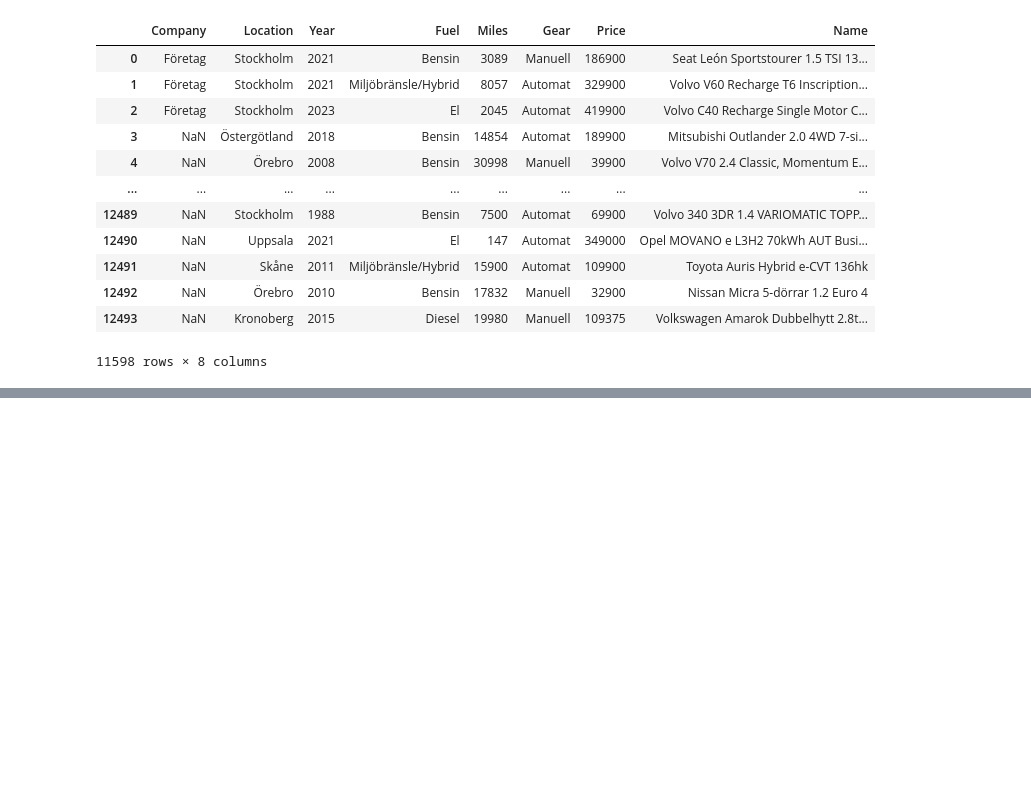
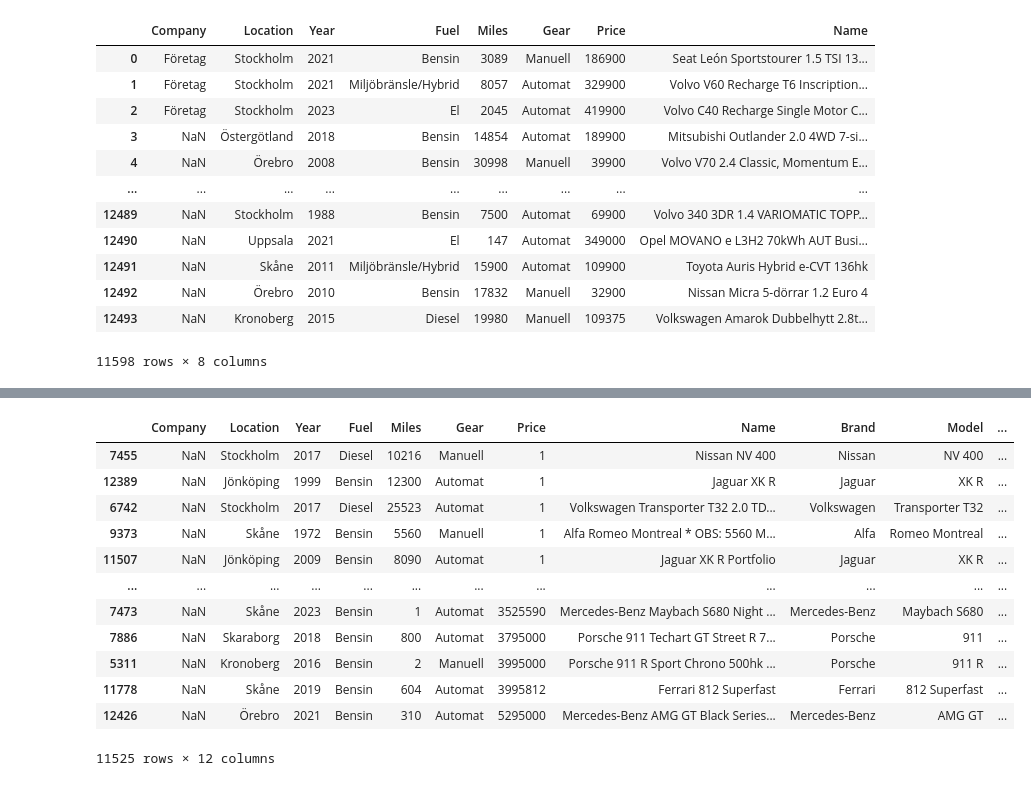
Before and after one commit to SiarheiThor/regression_analysis_r, a Jupyter notebook: notebooks/clean_file.ipynb, the cells around one changed output, grey strips where cells are left out. Cells and saved outputs as stored; diff of their text form; code cells hidden in the pictures; blank space fills up the shorter version.

```diff
--- a/notebooks/clean_file.ipynb
+++ b/notebooks/clean_file.ipynb
@@ -133,0 +125,16 @@ df.replace()
+# %%
+df.sort_values('Price')
+# %% [output]
+|  | Company | Location | Year | Fuel | Miles | Gear | Price | Name | Brand | Model | ... |
+| 7455 | NaN | Stockholm | 2017 | Diesel | 10216 | Manuell | 1 | Nissan NV 400 | Nissan | NV 400 | ... |
+| 12389 | NaN | Jönköping | 1999 | Bensin | 12300 | Automat | 1 | Jaguar XK R | Jaguar | XK R | ... |
+| 6742 | NaN | Stockholm | 2017 | Diesel | 25523 | Automat | 1 | Volkswagen Transporter T32 2.0 TD... | Volkswagen | Transporter T32 | ... |
+| 9373 | NaN | Skåne | 1972 | Bensin | 5560 | Manuell | 1 | Alfa Romeo Montreal * OBS: 5560 M... | Alfa | Romeo Montreal | ... |
+| 11507 | NaN | Jönköping | 2009 | Bensin | 8090 | Automat | 1 | Jaguar XK R Portfolio | Jaguar | XK R | ... |
+| ... | ... | ... | ... | ... | ... | ... | ... | ... | ... | ... | ... |
+| 7473 | NaN | Skåne | 2023 | Bensin | 1 | Automat | 3525590 | Mercedes-Benz Maybach S680 Night ... | Mercedes-Benz | Maybach S680 | ... |
+| 7886 | NaN | Skaraborg | 2018 | Bensin | 800 | Automat | 3795000 | Porsche 911 Techart GT Street R 7... | Porsche | 911 | ... |
+| 5311 | NaN | Kronoberg | 2016 | Bensin | 2 | Manuell | 3995000 | Porsche 911 R Sport Chrono 500hk ... | Porsche | 911 R | ... |
+| 11778 | NaN | Skåne | 2019 | Bensin | 604 | Automat | 3995812 | Ferrari 812 Superfast | Ferrari | 812 Superfast | ... |
+| 12426 | NaN | Örebro | 2021 | Bensin | 310 | Automat | 5295000 | Mercedes-Benz AMG GT Black Series... | Mercedes-Benz | AMG GT | ... |
+11525 rows × 12 columns
```
Also changed, not shown: parts of 10 cells of this notebook, 8 other files.
